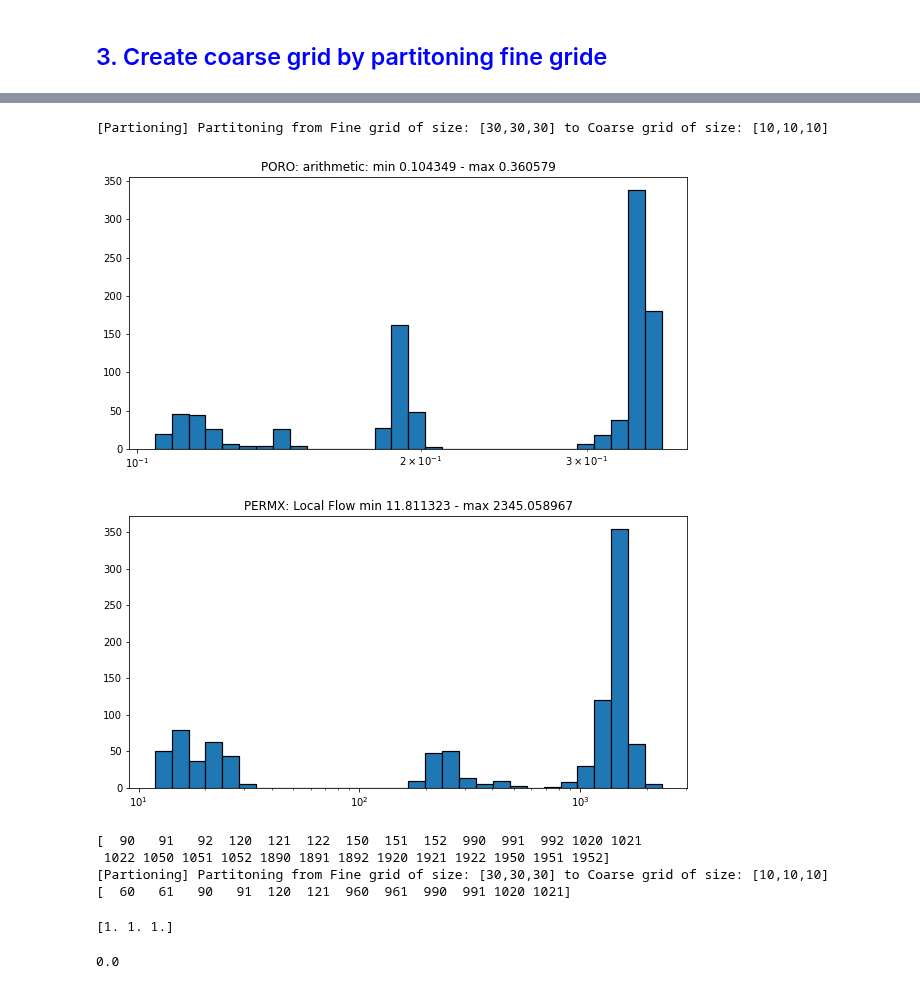
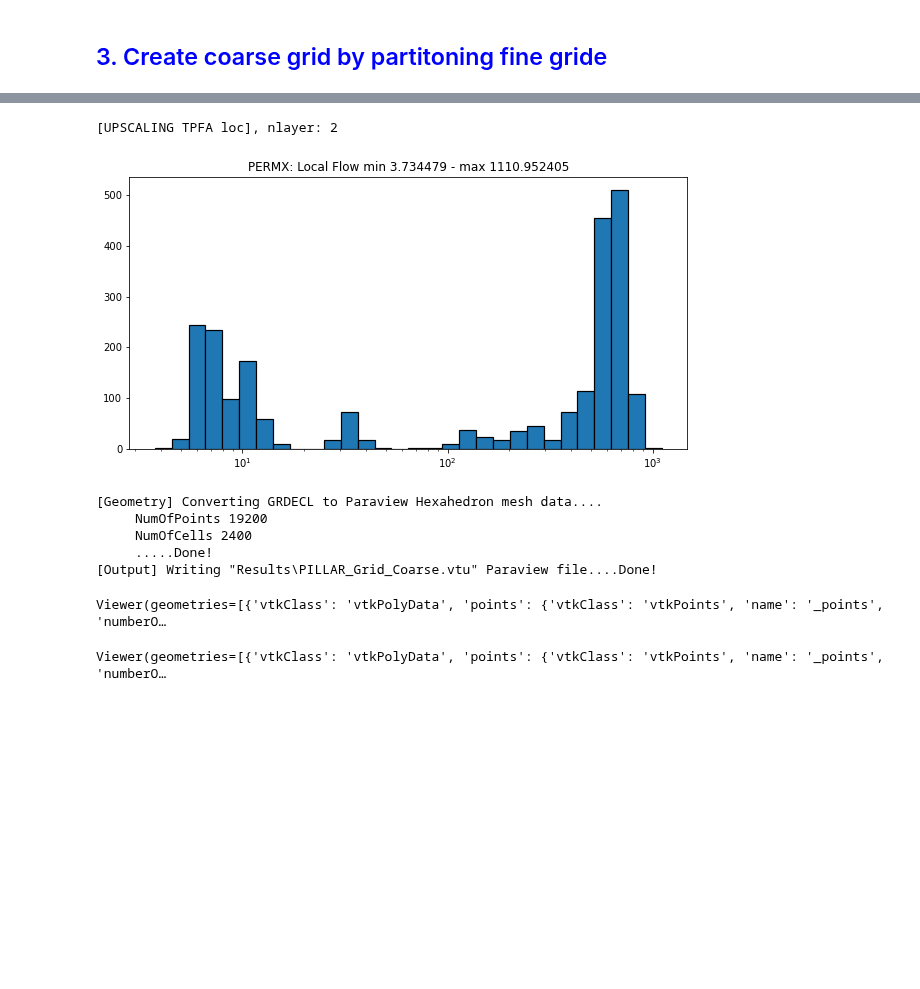
Before and after one commit to BinWang0213/PyGRDECL, a Jupyter notebook: Upscaling_Simplecrdecl.ipynb, the cells around one changed output, grey strips where cells are left out. Drawn from its saved outputs; the diff is of its cells as text; code cells hidden in the pictures; blank space fills up the shorter version.

Commit message:
extend local grid with nlayer

```diff
--- a/Upscaling_Simplecrdecl.ipynb
+++ b/Upscaling_Simplecrdecl.ipynb
@@ -11,7 +11,7 @@ from GRDECL2VTK import *
 physDims=[2000.0,1000,500]
 
 # 1.2 Set model grid dimensions in gridDims
-Nx=30;  Ny=30;  Nz=Nx
+Nx=40;  Ny=12;  Nz=Nx
 gridDims=[Nx,Ny,Nz]
 
 # 1.3 Set corner point grid options
@@ -68,6 +75,12 @@ for scalar in ["PORO","PERMX"]:
 # %% [markdown]
 ## <span style="color:blue"> 3. Create coarse grid by partitoning fine gride</span>
 # %%
+# 3.1 Set coarsening factor (grid dimensions of coarse cells)
+Model.GRDECL_Data.coarse2fine_ratio=[2]*3
+
+# 3.2 Create coarse grid and upscale porosity
+Model2=Model.create_coarse_model()
+
 # List of implemented upscaling methods
 methods=Model.Upscaler.list_upscaling_methods()
 print(methods)
@@ -75,0 +91,9 @@ print(methods)
+# %%
+# 3.3 Upscaling
+Model.Upscaler.nlayer=0
+Model.Upscale_Perm('TPFA_loc')
+
+# 3.3 Compute Pressure for coarse model
+Model2.compute_TPFA_Pressure(Press_inj=1,direction="i",Fault_opt=opt )
+# # Model.two_plots_scalar("Pressure").show(False)
+Model2.plot_scalar("Pressure").show()
@@ -76,16 +110,19 @@ print(methods)
 # %%
-# 3.1 Set coarsening factor (grid dimensions of coarse cells)
-Model.GRDECL_Data.coarse2fine_ratio=[3]*3
-
-# 3.2 Create coarse grid and upscale porosity
-Model2=Model.create_coarse_model()
+# 3.3 Upscaling
+Model.Upscaler.nlayer=2
 Model.Upscale_Perm('TPFA_loc')
 
 # 3.3 Compute Pressure for coarse model
-# Model2.compute_TPFA_Pressure(Press_inj=1,direction="i",Fault_opt=opt )
+Model2.compute_TPFA_Pressure(Press_inj=1,direction="i",Fault_opt=opt )
 # # Model.two_plots_scalar("Pressure").show(False)
-# Model2.plot_scalar("Pressure").show()
+Model2.plot_scalar("Pressure").show()
 # %% [output]
-[Partioning] Partitoning from Fine grid of size: [30,30,30] to Coarse grid of size: [10,10,10]
+[UPSCALING TPFA loc], nlayer: 2
-[figure, old version]
+[figure, new version]
-[figure, removed]
+[Geometry] Converting GRDECL to Paraview Hexahedron mesh data....
+     NumOfPoints 19200
+     NumOfCells 2400
+     .....Done!
+[Output] Writing "Results\PILLAR_Grid_Coarse.vtu" Paraview file....Done!
+Viewer(geometries=[{'vtkClass': 'vtkPolyData', 'points': {'vtkClass': 'vtkPoints', 'name': '_points', 'numberO…
+Viewer(geometries=[{'vtkClass': 'vtkPolyData', 'points': {'vtkClass': 'vtkPoints', 'name': '_points', 'numberO…
@@ -105,22 +128,0 @@ CGrid=Model2.GRDECL_Data
-# %%
-Model3=Model.create_local_model(ind)
-print(Model.Upscaler.Glob_ind)
-
-nlayer=1
-P=FGrid.create_partition_indices_layered(CGrid,nlayer)
-Glob_ind_layer=np.where(P==ind)[0]
-print(Glob_ind_layer)
-# Model3.plot_scalar("PORO",ITK=True).show()
-# %% [output]
-[  90   91   92  120  121  122  150  151  152  990  991  992 1020 1021
- 1022 1050 1051 1052 1890 1891 1892 1920 1921 1922 1950 1951 1952]
-[Partioning] Partitoning from Fine grid of size: [30,30,30] to Coarse grid of size: [10,10,10]
-[  60   61   90   91  120  121  960  961  990  991 1020 1021]
-# %%
-l=np.ones((3))
-print(l)
-i=0
-np.sum(l[:i])
-# %% [output]
-[1. 1. 1.]
-0.0
```
Also changed, not shown: parts of 7 cells of this notebook, 3 other files.
